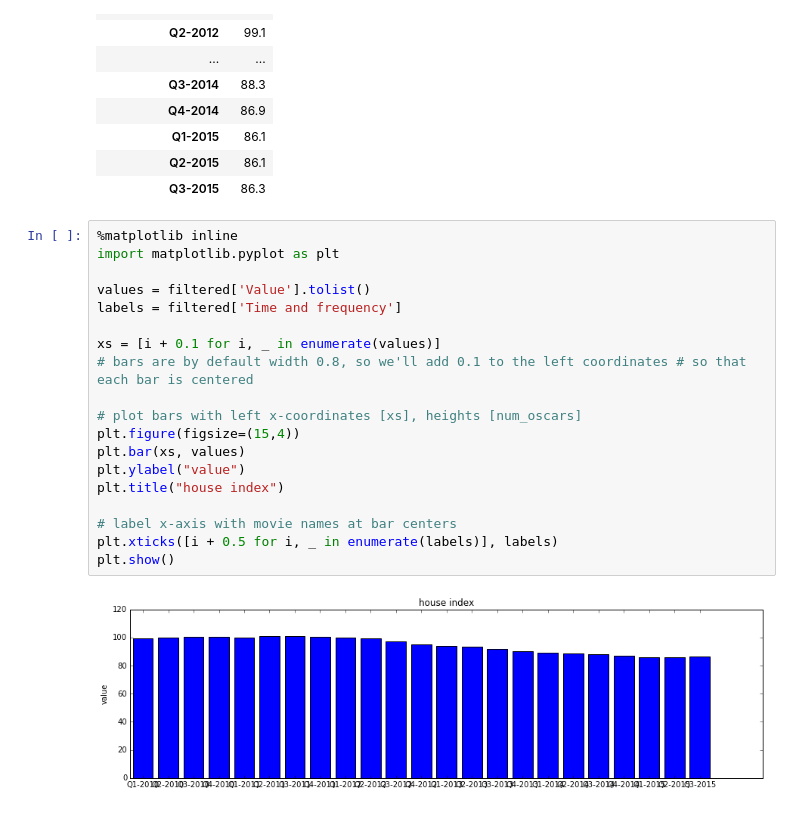
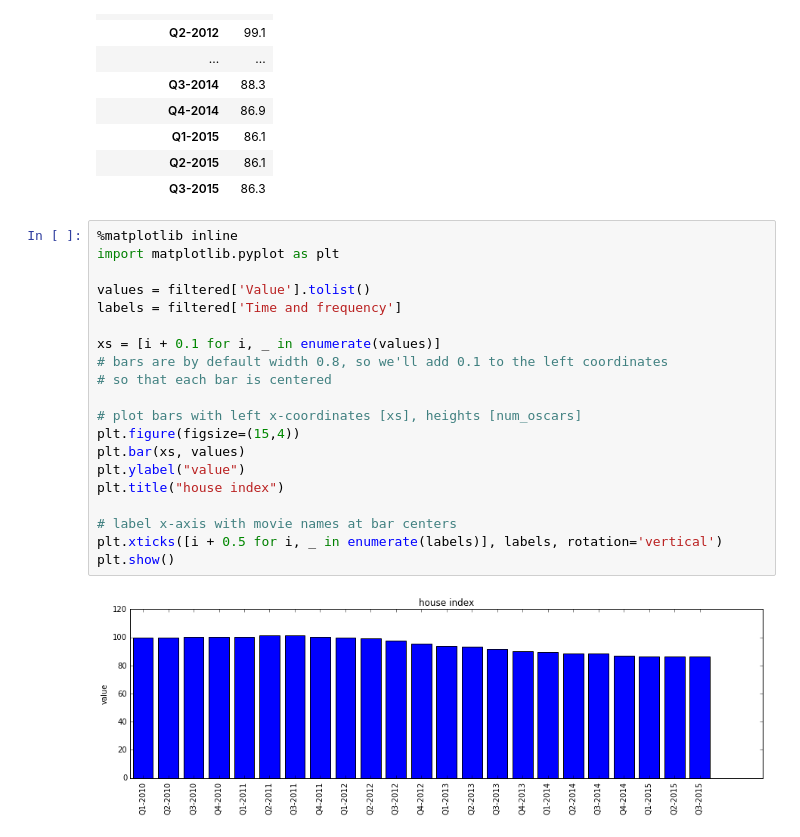
Before and after one commit to 26fe/jsonstat.py, a Jupyter notebook: istat-notebooks/istat_house_price_index.ipynb, the cells around one changed output. Saved outputs shown, nothing was run; the diff lists cells and outputs as text.

```diff
--- a/istat-notebooks/istat_house_price_index.ipynb
+++ b/istat-notebooks/istat_house_price_index.ipynb
@@ -199,21 +193,22 @@ filtered.set_index('Time and frequency')
 # %%
 %matplotlib inline
 import matplotlib.pyplot as plt
 
 values = filtered['Value'].tolist()
 labels = filtered['Time and frequency']
 
 xs = [i + 0.1 for i, _ in enumerate(values)]
-# bars are by default width 0.8, so we'll add 0.1 to the left coordinates # so that each bar is centered
+# bars are by default width 0.8, so we'll add 0.1 to the left coordinates
+# so that each bar is centered
 
 # plot bars with left x-coordinates [xs], heights [num_oscars]
 plt.figure(figsize=(15,4))
 plt.bar(xs, values)
 plt.ylabel("value")
 plt.title("house index")
 
 # label x-axis with movie names at bar centers
-plt.xticks([i + 0.5 for i, _ in enumerate(labels)], labels)
+plt.xticks([i + 0.5 for i, _ in enumerate(labels)], labels, rotation='vertical')
 plt.show()
 # %% [output]
-[figure, old version]
+[figure, new version]
```
Also changed, not shown: parts of 10 cells of this notebook, 2 other files.
